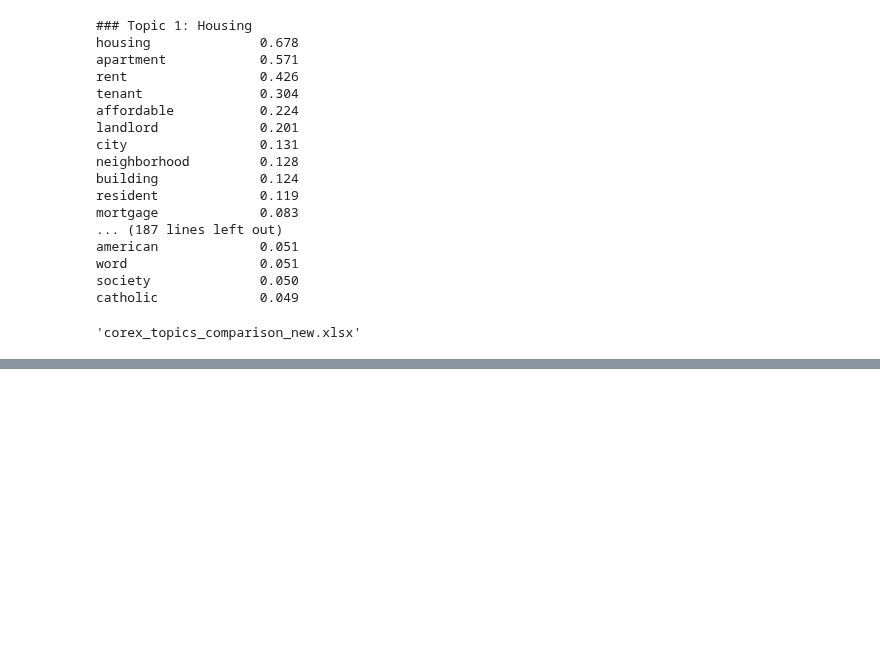
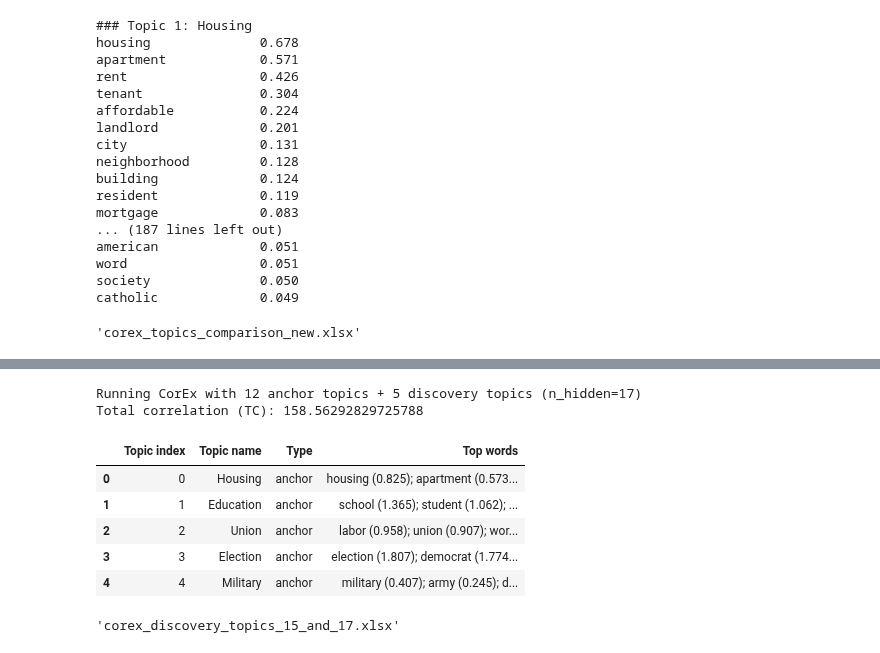
Before and after one commit to laurauguc/working_class_media_analysis, a Jupyter notebook: analysis/2.topic_analaysis/Corex_Guided Topic Modeling.ipynb, the cells around one changed output, grey strips where cells are left out. Saved outputs shown, nothing was run; the diff lists cells and outputs as text; code cells hidden in the pictures; blank space fills up the shorter version.

```diff
--- a/analysis/2.topic_analaysis/Corex_Guided Topic Modeling.ipynb
+++ b/analysis/2.topic_analaysis/Corex_Guided Topic Modeling.ipynb
@@ -394,0 +494,32 @@ output_path
+# %%
+# 12 anchor + 5 discovery = 17 topics
+corex_17, df_17 = run_corex_with_discovery(
+    X=X,
+    vocab=vocab,
+    anchor_indices_base=anchor_indices,
+    topic_names_base=topic_names,
+    n_discovery=5,
+    anchor_strength=5,   # could change to 3 if needed
+    n_words=15
+)
+
+df_17.head()
+# %% [output]
+Running CorEx with 12 anchor topics + 5 discovery topics (n_hidden=17)
+Total correlation (TC): 158.56292829725788
+|  | Topic index | Topic name | Type | Top words |
+| 0 | 0 | Housing | anchor | housing (0.825); apartment (0.573... |
+| 1 | 1 | Education | anchor | school (1.365); student (1.062); ... |
+| 2 | 2 | Union | anchor | labor (0.958); union (0.907); wor... |
+| 3 | 3 | Election | anchor | election (1.807); democrat (1.774... |
+| 4 | 4 | Military | anchor | military (0.407); army (0.245); d... |
+# %%
+import pandas as pd
+
+with pd.ExcelWriter("corex_discovery_topics_15_and_17.xlsx") as writer:
+    df_15.to_excel(writer, sheet_name="12+3_topics", index=False)
+    df_17.to_excel(writer, sheet_name="12+5_topics", index=False)
+
+"corex_discovery_topics_15_and_17.xlsx"
+# %% [output]
+'corex_discovery_topics_15_and_17.xlsx'
```
Also changed, not shown: parts of 3 cells of this notebook.
